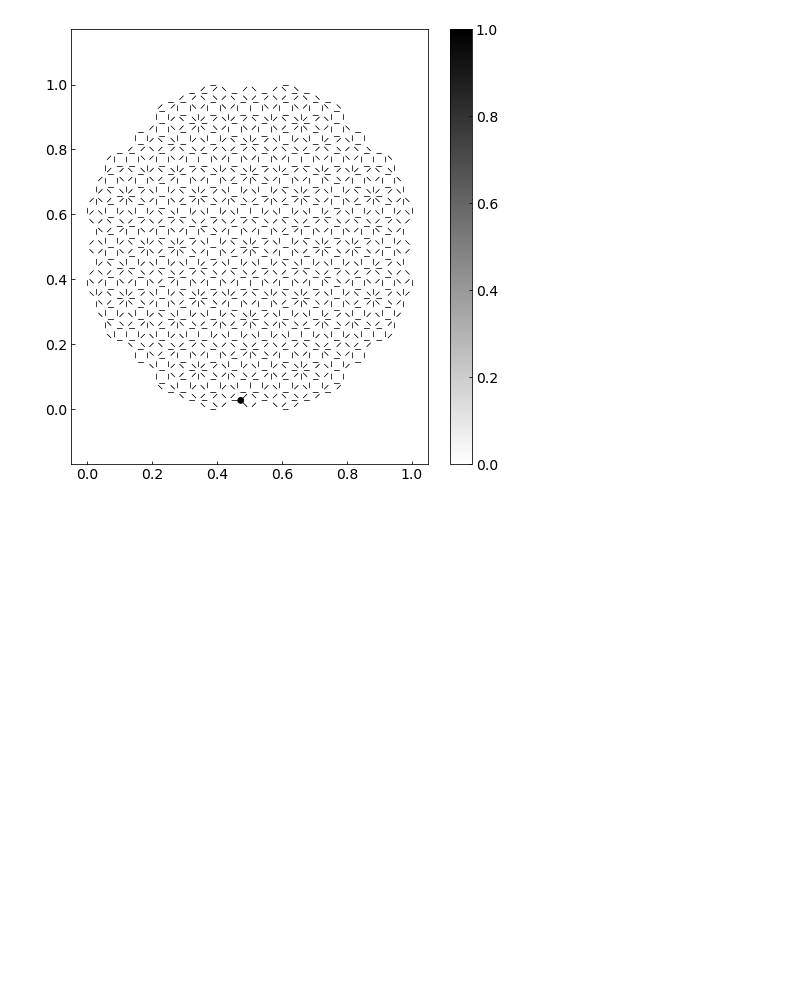
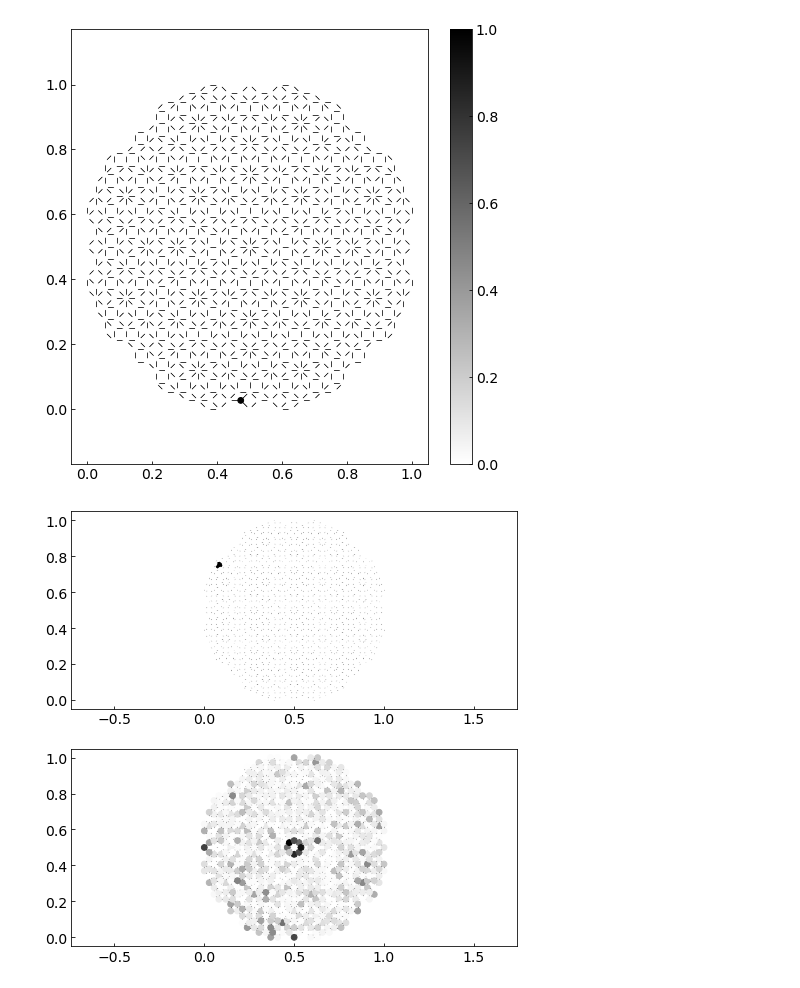
Before and after one commit to Kroghski/Bachelor, a Jupyter notebook: Code/AB_rotation.ipynb, the cells around one changed output. Drawn from its saved outputs; the diff is of its cells as text; code cells hidden in the pictures; blank space fills up the shorter version.

Commit message:
rotation_new_new
new_new does what the previous did but in scaled instead of final.
Reason being that rotation is easiest around origin.

```diff
--- a/Code/AB_rotation.ipynb
+++ b/Code/AB_rotation.ipynb
@@ -403,6 +442,20 @@ def site_to_evec(state):
 
     return phi_norm
 
+def evec_to_site(evec):
+    # Start by calculating the inner produts of vdot(ei, sk) for all k this will be the i'th column. s denotes site vectors
+    # Site vectors have one entry equal to 1 while the rest are equal to 0. Thus the i,k'th inner product is just selecting the k'th value the i'th vectors complex conjugate
+    # This means the coordinate transformation matrix ith column is just the ith eigenvector
+    T = np.zeros((len(evals), len(evals)), dtype= np.complex128)
+    for i in range(len(evals)):
+        T[:, i] = evecs[i]
+    # Now we can transform phi_evolve into the basis of lattice sites
+    phi_lat = np.matmul(T,evec)
+    # phi is normalised
+    phi_norm = phi_lat / (np.sqrt(np.vdot(phi_lat,phi_lat)))
+
+    return phi_norm
+
 site_of_interest = 373
 psi = site_to_evec_plotting(site_of_interest)
 
@@ -447,3 +494,46 @@ evecs_rotated = [np.matmul(R,e) for e in evecs]
+# %%
+# Now the rotation operator and Hamiltonian commute
+# Therefore there exists a simultaneous eigenbasis of energy-eigenstates and eigenstates of the rotation operator
+# We know test what kind of phase we get, when we apply the rotation operator
+
+evecs_rotated = [np.matmul(R,e) for e in evecs]
+
+evec_rot0 = evec_to_site(evecs_rotated[0])
+evec_0 = site_to_evec_plotting(0)
+
+dos_evec0 = [(x.conj() * x).real for x in evec_0]
+dos_rot = [(x.conj() * x).real for x in evec_rot0]
+
+doses = [dos_evec0, dos_rot]
+
+fig, ax = plt.subplots(2, figsize=(8,8))
+
+for w in [0,1]:
+    # Plot all possible paths between vertices
+    for i,j in zip(grid_final, jump_final):
+        xs = [w[0] for w in j]
+        ys = [w[1] for w in j]
+        for l,k in zip(xs,ys):
+            ax[w].plot([i[0], l], [i[1], k], color= 'k', zorder= 1, linewidth= 0.5)
+
+marker_size = 33
+
+xs = [w[0] for w in grid_final]
+ys = [w[1] for w in grid_final]
+
+
+for i, ele in enumerate(doses):
+    # Set colour gradient
+    plt.set_cmap('binary')
+
+    # Plot, noting c sets the density
+    ax[i].scatter(x= xs, y= ys, s= marker_size, c= ele, zorder= 3, facecolor= 'r')
+    # Attach colorbar
+    ax[i].axis('equal')
+
+plt.show()
+# %% [output]
+[figure, added]
 # %%
 def arg(z):
     x = z.real
```
Also changed, not shown: parts of 15 cells of this notebook, 2 other files.
